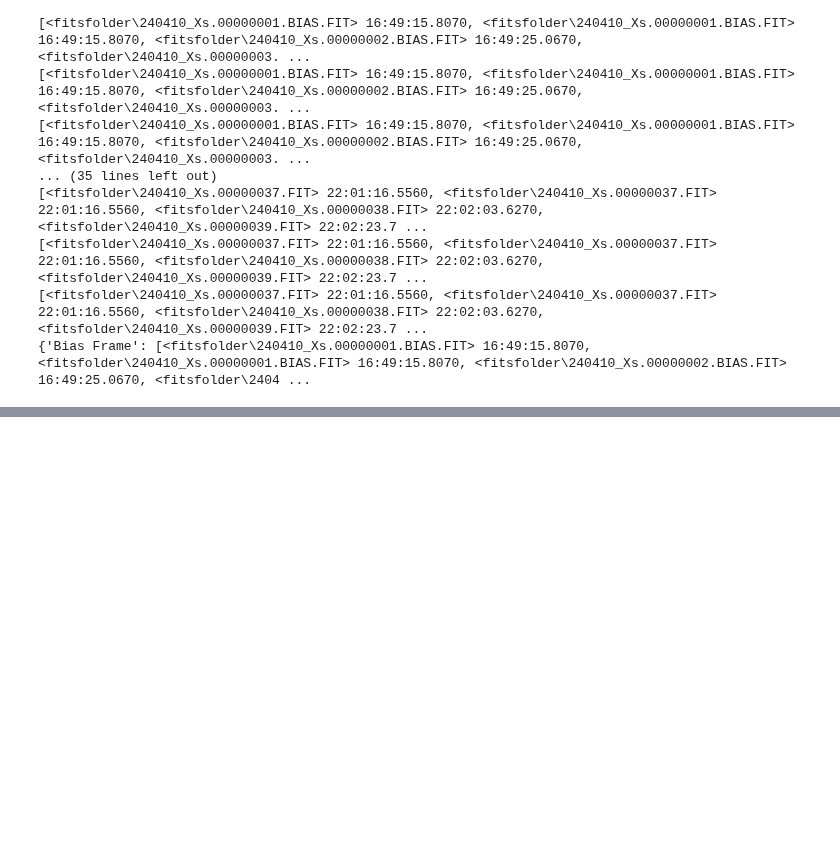
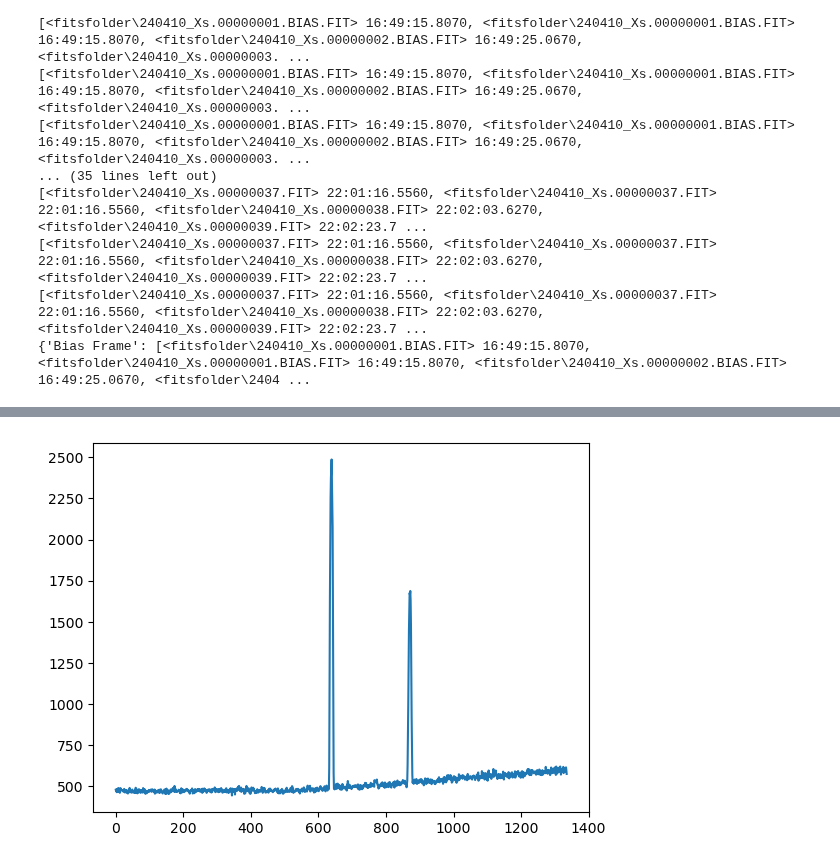
Before and after one commit to Timobrenn/G99-Spectroscopy, a Jupyter notebook: root/testing/fitstest.ipynb, the cells around one changed output, grey strips where cells are left out. Drawn from its saved outputs; the diff is of its cells as text; code cells hidden in the pictures; blank space fills up the shorter version.

```diff
--- a/root/testing/fitstest.ipynb
+++ b/root/testing/fitstest.ipynb
@@ -51,18 +55,16 @@ AttributeError: 'Observations' object has no attribute 'masterflat'
 # %%
 from matplotlib.pyplot import subplots, show, close
 from astropy.io import fits
-hdu = fits.open(r"fitsfolder\240410_Xs.00000037.FIT")
+hdu = fits.open(r"fitsfolder\240410_Xs.00000044.FIT")
 data = hdu[0].data
 hdu.close()
+# fig, ax = subplots()
+# ax.imshow(data[:])
+# show()
+# close(fig)
 fig, ax = subplots()
-ax.set_title("light 37")
-ax.imshow(data)
+ax.plot(data[:,1000])
 show()
 close(fig)
-for light in obs.hdu_sep["Light Frame"]:
-    fig, ax = subplots()
-    ax.set_title("master")
-    img = ax.imshow(light.data, cmap="seismic")
-    fig.colorbar(img, ax=ax)
-    show(fig)
-    close(fig)
+# %% [output]
+[figure, added]
```
Also changed, not shown: parts of 6 cells of this notebook, 4 other files.
